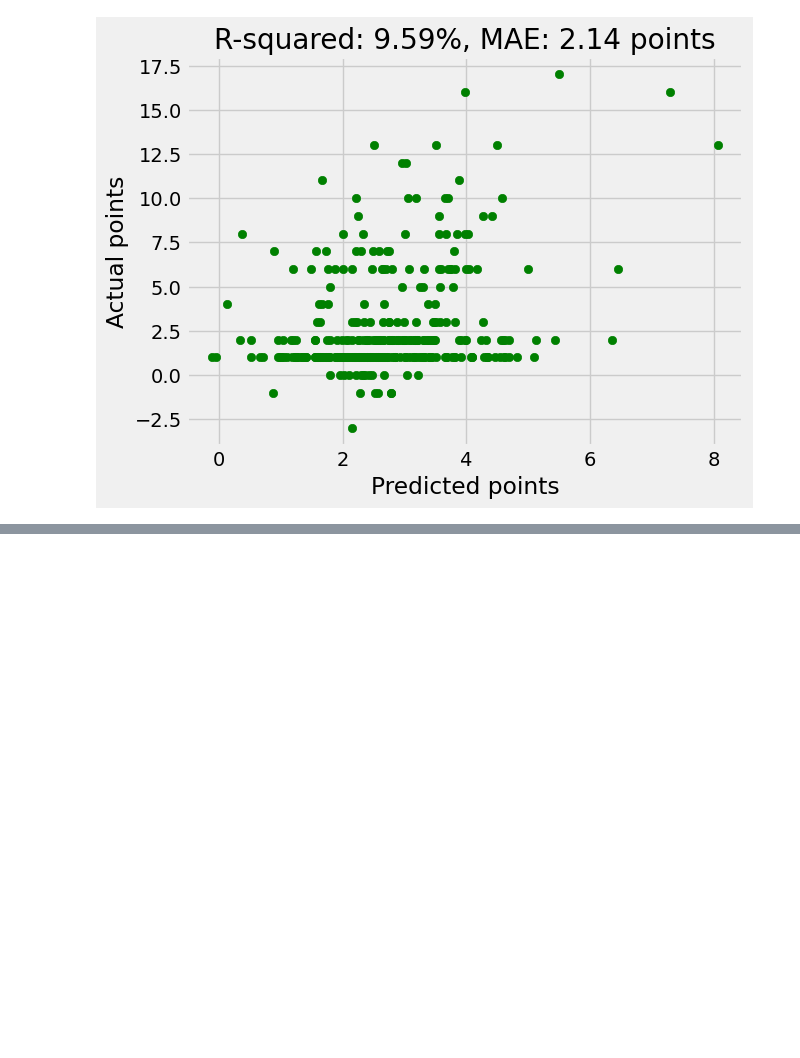
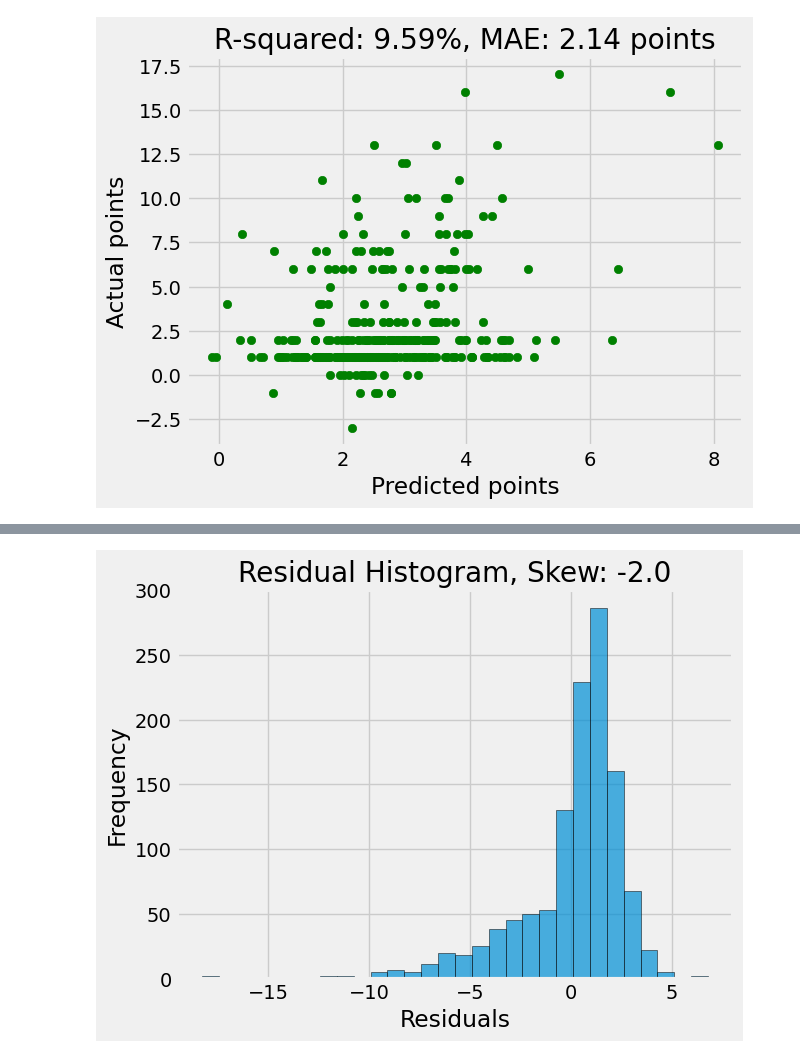
Before and after one commit to aav31/fpl-toolkit, a Jupyter notebook: regression.ipynb, the cells around one changed output, grey strips where cells are left out. Cells and saved outputs as stored; diff of their text form; code cells hidden in the pictures; blank space fills up the shorter version.

```diff
--- a/regression.ipynb
+++ b/regression.ipynb
@@ -144 +198,10 @@ Collinearity
+# %%
+skew_residuals = pd.Series(df_train["residual"]).skew()
+plt.hist(df_train["residual"], bins=30, edgecolor="k", alpha=0.7)
+plt.xlabel("Residuals")
+plt.ylabel("Frequency")
+plt.title(f"Residual Histogram, Skew: {round(skew_residuals, 2)}")
+plt.show()
+# %% [output]
+[figure, added]
 # %%
```
Also changed, not shown: parts of 13 cells of this notebook.
